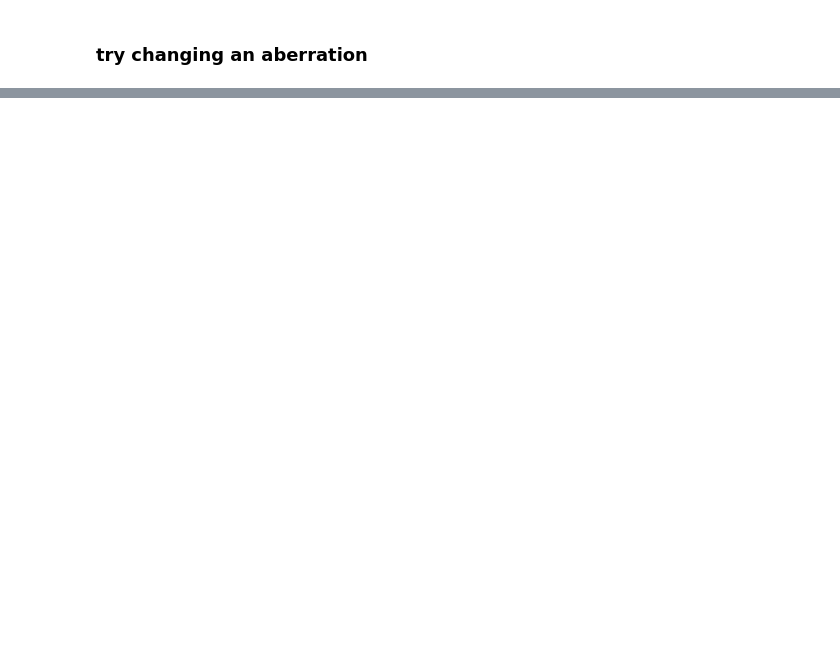
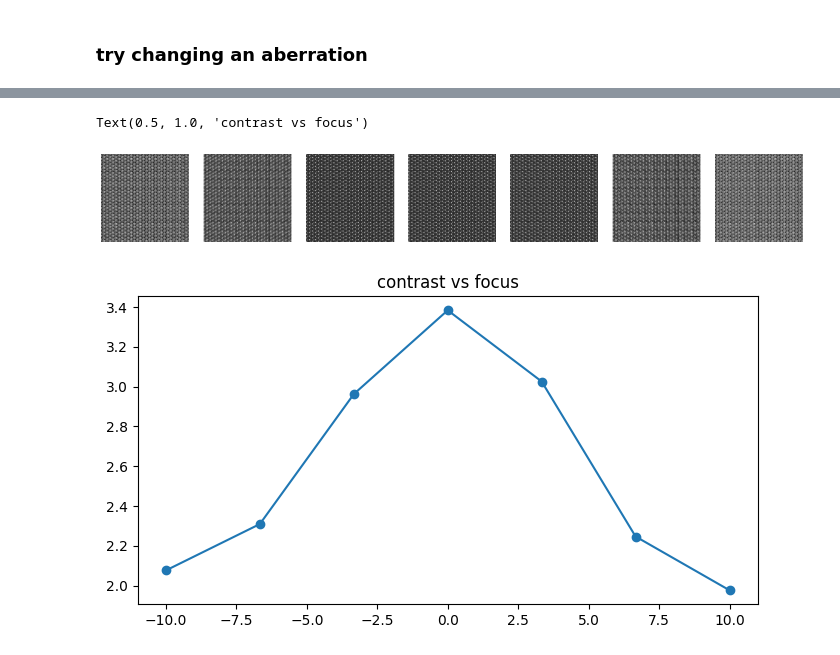
Before and after one commit to AustinHouston/asyncroscopy, a Jupyter notebook: notebooks/Aberrations.ipynb, the cells around one changed output, grey strips where cells are left out. Saved outputs shown, nothing was run; the diff lists cells and outputs as text; code cells hidden in the pictures; blank space fills up the shorter version.

```diff
--- a/notebooks/Aberrations.ipynb
+++ b/notebooks/Aberrations.ipynb
@@ -183,0 +194,24 @@ plt.show()
+# %%
+def contrast_rms(image):
+    img_mean = np.mean(image)
+    img_contrast = (np.max(image) - np.min(image)) / img_mean
+    return img_contrast
+# %%
+ab_vals = np.linspace(-10,10,7)
+fig, ax = plt.subplots(1,7, figsize=(14,2))
+contrast = []
+for i in range(7):
+    tem.send_command(destination = 'Ceos', command = 'correctAberration', args = {"name": 'C10', "value": ab_vals[i]})
+    img = tem.send_command('AS','get_scanned_image', image_args)
+    ax[i].imshow(img, cmap="gray")
+    ax[i].axis('off')
+    contrast.append(contrast_rms(img))
+fig.tight_layout()
+
+fig, ax = plt.subplots(1,1, figsize=(8,4))
+ax.plot(ab_vals, contrast, '-o')
+ax.set_title('contrast vs focus')
+# %% [output]
+Text(0.5, 1.0, 'contrast vs focus')
+[figure, added]
+[figure, added]
```
Also changed, not shown: parts of 5 cells of this notebook, 3 other files.
